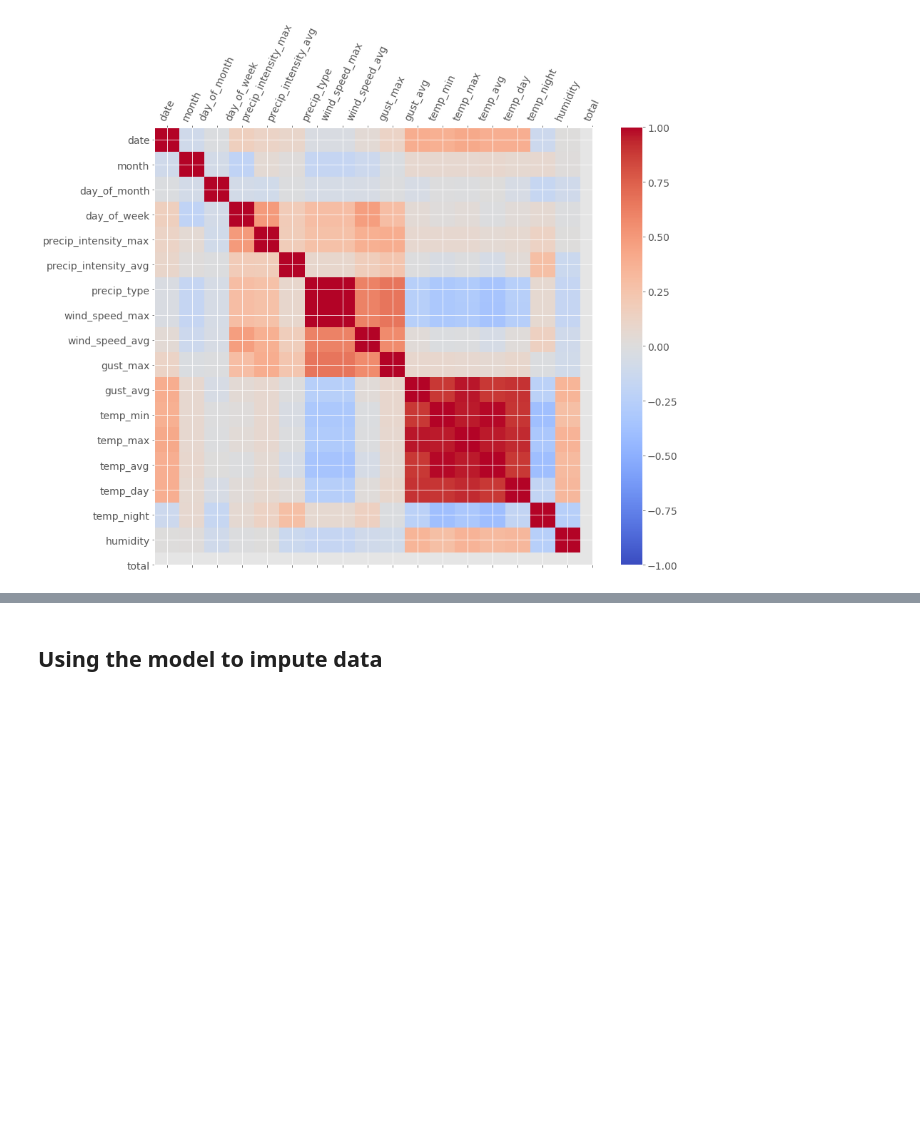
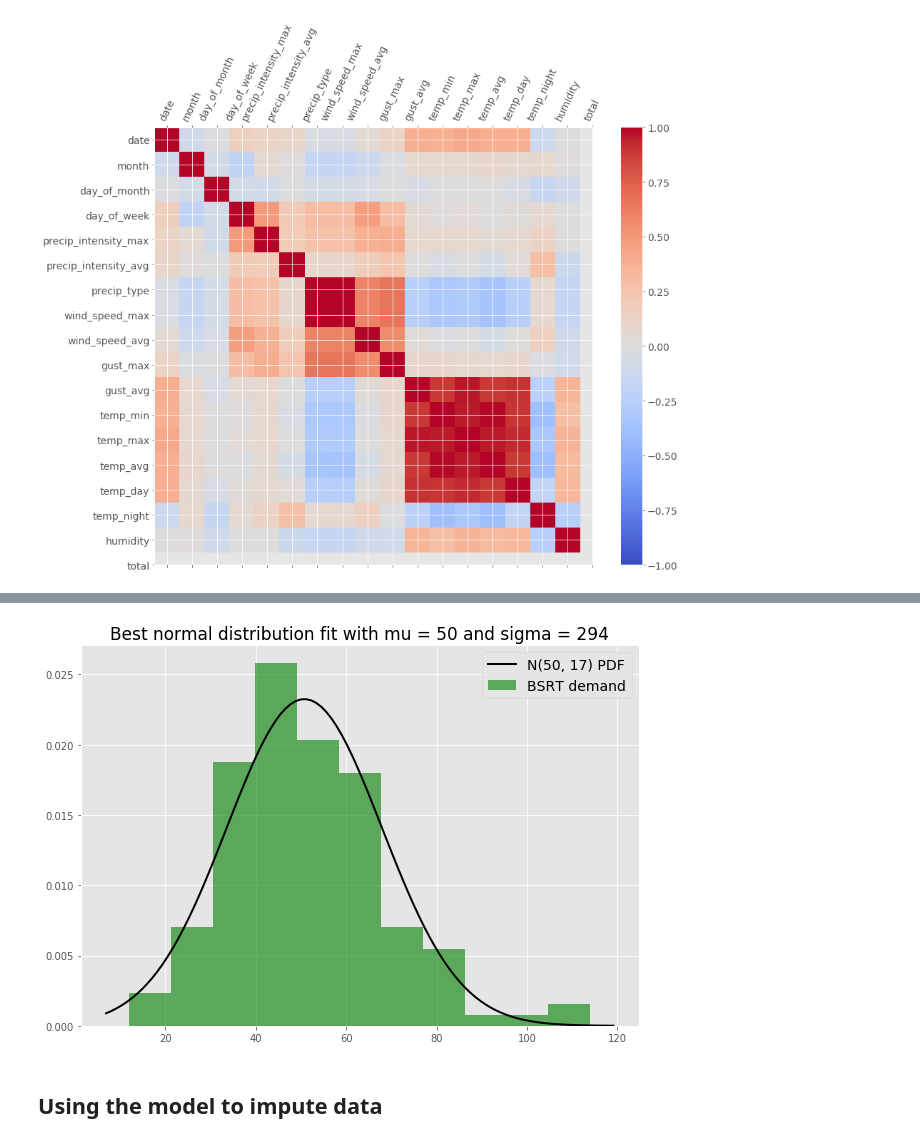
Before and after one commit to souper-streetwise/predictive-model, a Jupyter notebook: src/data_analysis.ipynb, the cells around one changed output, grey strips where cells are left out. Saved outputs shown, nothing was run; the diff lists cells and outputs as text; code cells hidden in the pictures; blank space fills up the shorter version.

```diff
--- a/src/data_analysis.ipynb
+++ b/src/data_analysis.ipynb
@@ -39,3 +42,21 @@ plt.show()
+# %%
+plt.figure(figsize = (10,7))
+
+# Plot the histogram.
+plt.hist(df['total'], bins=11, density=True, alpha=0.6, color='g', label = 'BSRT demand')
+
+# Plot the PDF.
+xmin, xmax = plt.xlim()
+xs = np.linspace(xmin, xmax, 100)
+mu, sigma = norm.fit(df['total'])
+pdf = norm.pdf(xs, mu, sigma)
+plt.plot(xs, pdf, color = 'k', linewidth = 2, label = f'N({int(mu)}, {int(sigma)}) PDF')
+
+plt.title(f'Best normal distribution fit with mu = {int(mu)} and sigma = {int(sigma ** 2)}', fontsize = 17)
+plt.legend(fontsize = 14)
+plt.show()
+# %% [output]
+[figure, added]
 # %% [markdown]
 ## Using the model to impute data
 # %%
```
Also changed, not shown: parts of 11 cells of this notebook.
